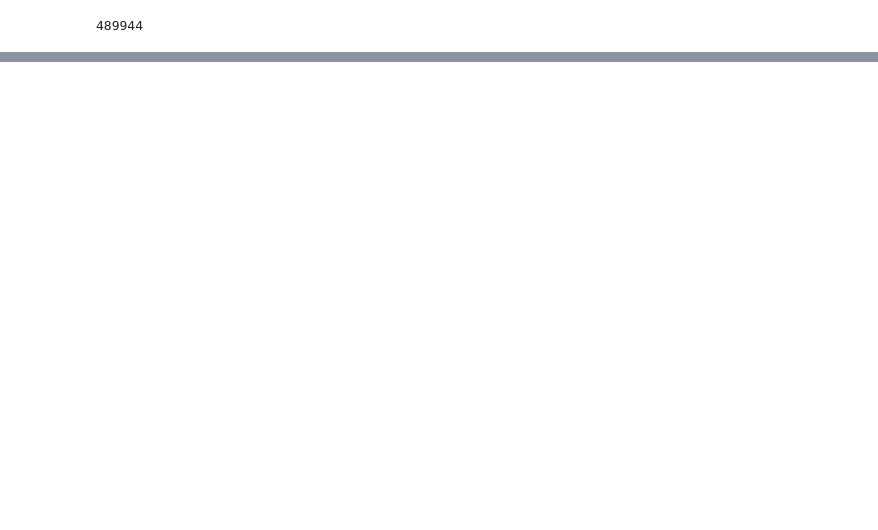
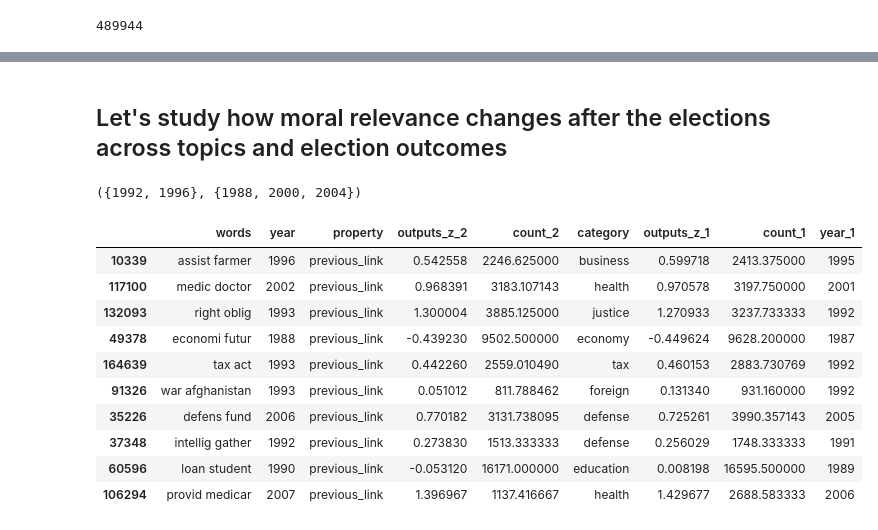
Before and after one commit to AidaRamezani/moralization_temporal, a Jupyter notebook: notebooks/nyt_us_election.ipynb, the cells around one changed output, grey strips where cells are left out. Saved outputs shown, nothing was run; the diff lists cells and outputs as text; code cells hidden in the pictures; blank space fills up the shorter version.

```diff
--- a/notebooks/nyt_us_election.ipynb
+++ b/notebooks/nyt_us_election.ipynb
@@ -451,0 +411,2 @@ plt.show()
+# %% [markdown]
+## Let's study how moral relevance changes after the elections across topics and election outcomes
@@ -451,0 +422,28 @@ plt.show()
+# %%
+blue_years, red_years
+# %% [output]
+({1992, 1996}, {1988, 2000, 2004})
+# %%
+small_ts_df = small_ts_df.loc[small_ts_df.property == 'previous_link'].reset_index(drop = True) #Only focusing on moral relevance scores
+# %%
+small_ts_df['category'] = small_ts_df['words'].apply(lambda w: topic_keywords[w] if w in topic_keywords else 'other')
+small_ts_df = small_ts_df.loc[small_ts_df.category != 'other']
+# %%
+new_df = small_ts_df.copy(deep = True)
+new_df['year'] = new_df['year'] + 1
+
+small_joint_df = small_ts_df.merge(new_df, on = ['words','category','year','property',], how = 'inner', suffixes = ('_2','_1'))
+small_joint_df['year_1'] = small_joint_df['year'] - 1
+small_joint_df.sample(10)
+# %% [output]
+|  | words | year | property | outputs_z_2 | count_2 | category | outputs_z_1 | count_1 | year_1 |
+| 10339 | assist farmer | 1996 | previous_link | 0.542558 | 2246.625000 | business | 0.599718 | 2413.375000 | 1995 |
+| 117100 | medic doctor | 2002 | previous_link | 0.968391 | 3183.107143 | health | 0.970578 | 3197.750000 | 2001 |
+| 132093 | right oblig | 1993 | previous_link | 1.300004 | 3885.125000 | justice | 1.270933 | 3237.733333 | 1992 |
+| 49378 | economi futur | 1988 | previous_link | -0.439230 | 9502.500000 | economy | -0.449624 | 9628.200000 | 1987 |
+| 164639 | tax act | 1993 | previous_link | 0.442260 | 2559.010490 | tax | 0.460153 | 2883.730769 | 1992 |
+| 91326 | war afghanistan | 1993 | previous_link | 0.051012 | 811.788462 | foreign | 0.131340 | 931.160000 | 1992 |
+| 35226 | defens fund | 2006 | previous_link | 0.770182 | 3131.738095 | defense | 0.725261 | 3990.357143 | 2005 |
+| 37348 | intellig gather | 1992 | previous_link | 0.273830 | 1513.333333 | defense | 0.256029 | 1748.333333 | 1991 |
+| 60596 | loan student | 1990 | previous_link | -0.053120 | 16171.000000 | education | 0.008198 | 16595.500000 | 1989 |
+| 106294 | provid medicar | 2007 | previous_link | 1.396967 | 1137.416667 | health | 1.429677 | 2688.583333 | 2006 |
```
Also changed, not shown: parts of 45 cells of this notebook, 1 other file.
